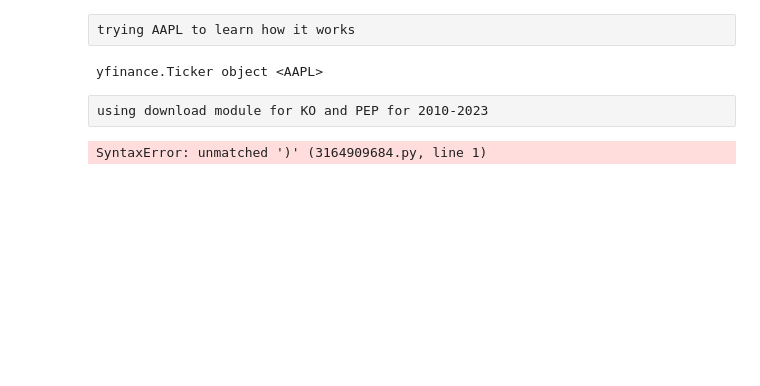
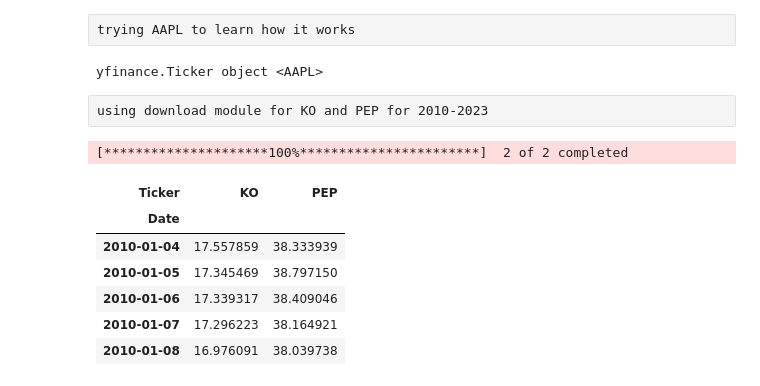
Before and after one commit to ikee1/pairs-trading, a Jupyter notebook: notebooks/rough working.ipynb, the cells around one changed output. Cells and saved outputs as stored; diff of their text form; code cells hidden in the pictures; blank space fills up the shorter version.

```diff
--- a/notebooks/rough working.ipynb
+++ b/notebooks/rough working.ipynb
@@ -18,8 +39,17 @@ aapl_historic = aapl.history(start="2000-01-01", end="2010-01-01", interval="1d"
 # %% [raw]
 using download module for KO and PEP for 2010-2023
 # %%
-data = yf.download)"KO PEP", start="2010-01-01", end="2023-01-01", interval="1d"[Adj Close])
-#data = yf.download("KO PEP", start="2010-01-01", end="2023-01-01", interval="1d")
-#data
+data = yf.download(["KO", "PEP"], start="2010-01-01", end="2023-01-01", auto_adjust=False, interval="1d")['Adj Close']
+#downloaded adjusted close prices for the KO and PEP stocks, stored in data
 # %% [output]
-SyntaxError: unmatched ')' (3164909684.py, line 1)
+[*********************100%***********************]  2 of 2 completed
+# %%
+data.head()
+# %% [output]
+| Ticker | KO | PEP |
+| Date |  |  |
+| 2010-01-04 | 17.557859 | 38.333939 |
+| 2010-01-05 | 17.345469 | 38.797150 |
+| 2010-01-06 | 17.339317 | 38.409046 |
+| 2010-01-07 | 17.296223 | 38.164921 |
+| 2010-01-08 | 16.976091 | 38.039738 |
```
Also changed, not shown: parts of 6 cells of this notebook.
